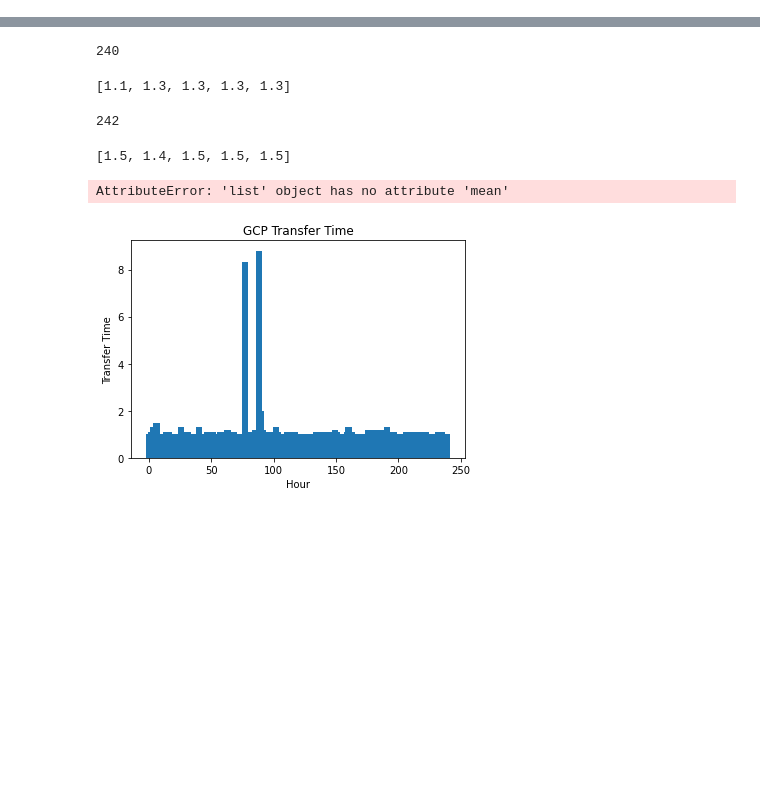
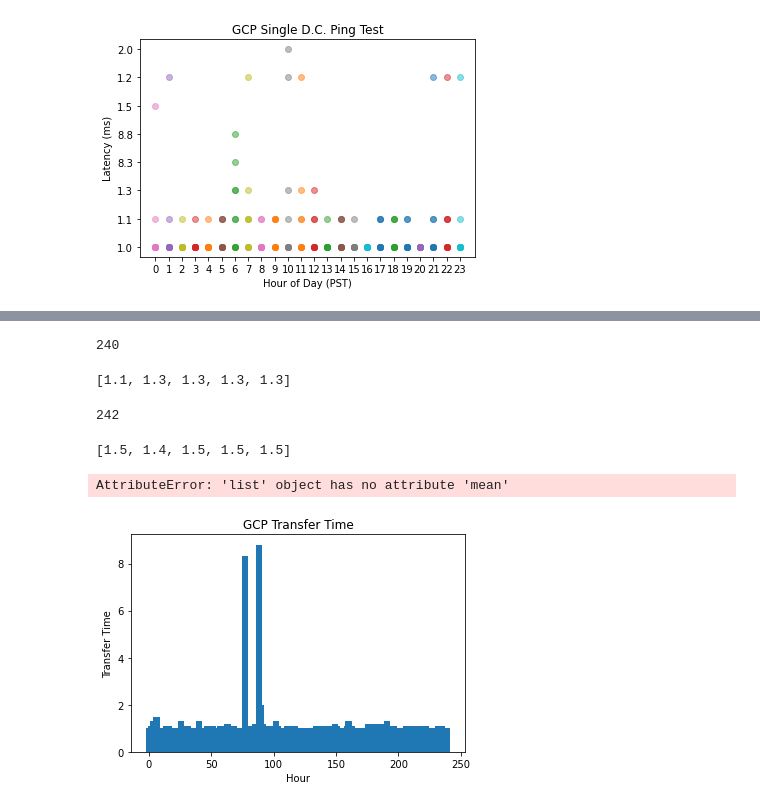
Before and after one commit to yudi-tan/cloud_provider_network_consistency_benchmark, a Jupyter notebook: CS268FTP.ipynb, the cells around one changed output, grey strips where cells are left out. Saved outputs shown, nothing was run; the diff lists cells and outputs as text; code cells hidden in the pictures; blank space fills up the shorter version.

```diff
--- a/CS268FTP.ipynb
+++ b/CS268FTP.ipynb
@@ -58,0 +61,5 @@ for name in files:
+# %%
+gcp_latency, gcp_throughput  = get_dict('gcp')
+create_ping_scatter_plot(gcp_latency, 'GCP')
+# %% [output]
+[figure, added]
```
Also changed, not shown: parts of 9 cells of this notebook, 1 other file.
